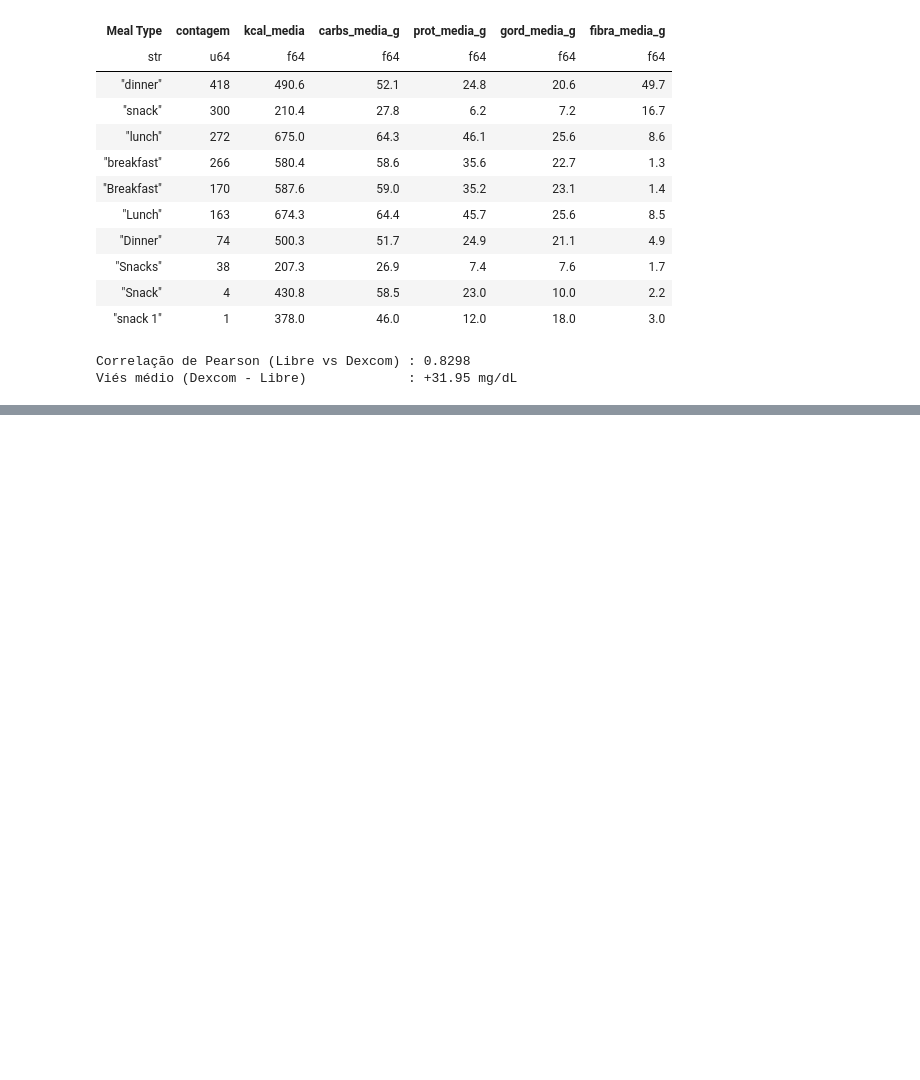
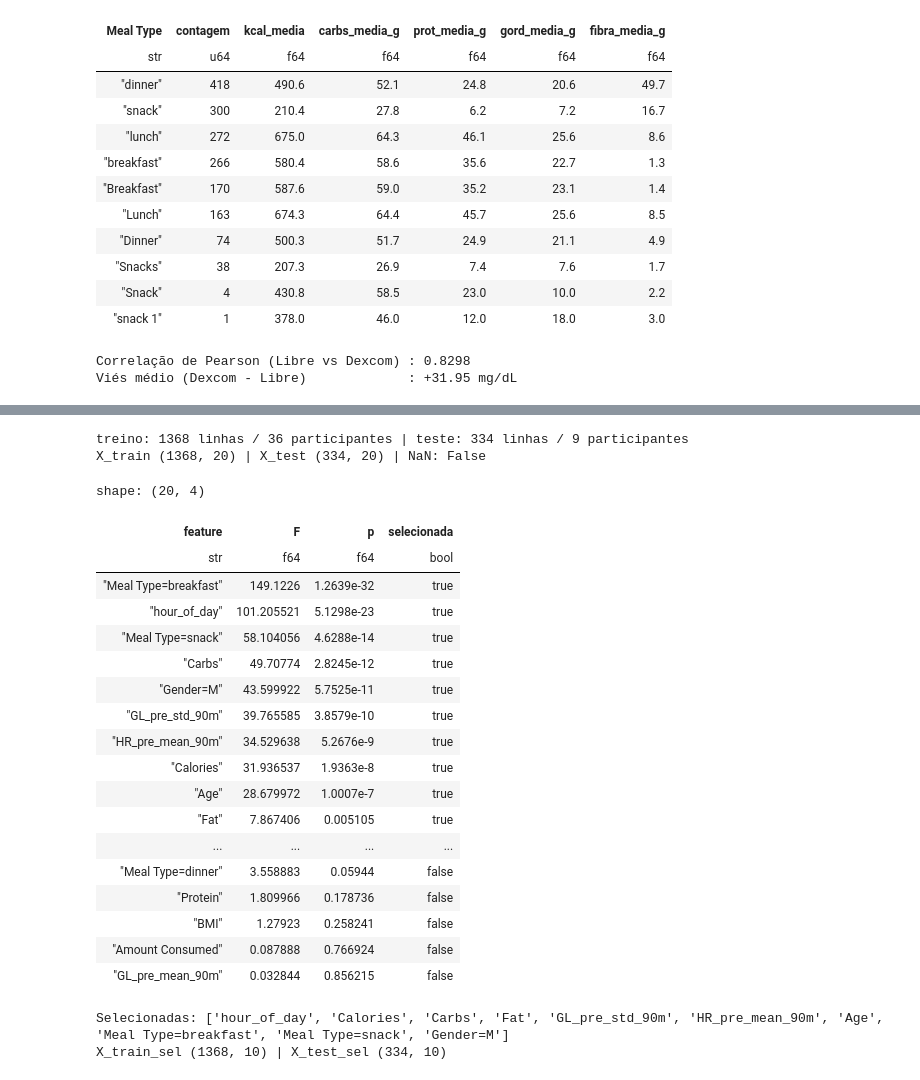
Before and after one commit to MikaelMenez/sugestao_glicose, a Jupyter notebook: Untitled.ipynb, the cells around one changed output, grey strips where cells are left out. Saved outputs shown, nothing was run; the diff lists cells and outputs as text; code cells hidden in the pictures; blank space fills up the shorter version.

```diff
--- a/Untitled.ipynb
+++ b/Untitled.ipynb
@@ -259,0 +280,80 @@ ModuleNotFoundError: No module named 'sklearn'
+# %%
+import numpy as np
+
+TARGET = "delta_GL_peak_90m"
+num = [
+    "hour_of_day", "Calories", "Carbs", "Protein", "Fat", "Fiber", "Amount Consumed",
+    "GL_t0", "GL_pre_mean_90m", "GL_pre_std_90m", "GL_delta_pre_90m",
+    "HR_pre_mean_90m", "METs_pre_sum_90m", "Age", "BMI",
+]
+cats = ["Meal Type", "Gender"]
+
+df_m = (
+    df_novo.select(["subject", "classe"] + cats + num + [TARGET])
+    .filter(pl.col(TARGET).is_not_null())
+)
+train, test = df_m.filter(~is_test), df_m.filter(is_test)
+print(f"treino: {train.height} linhas / {train['subject'].n_unique()} participantes | "
+      f"teste: {test.height} linhas / {test['subject'].n_unique()} participantes")
+
+# imputação (mediana), padronização e one-hot: estatísticas calculadas SÓ no treino
+med = train.select([pl.col(c).median() for c in num]).row(0, named=True)
+mu  = train.select([pl.col(c).fill_null(med[c]).mean() for c in num]).row(0, named=True)
+sd  = train.select([pl.col(c).fill_null(med[c]).std()  for c in num]).row(0, named=True)
+levels = {c: sorted(train[c].drop_nulls().unique().to_list()) for c in cats}
+levels["Gender"] = levels["Gender"][1:]   # drop_first: F/M seriam colunas redundantes
+
+def prep(d):
+    d = d.with_columns([((pl.col(c).fill_null(med[c]) - mu[c]) / sd[c]).alias(c) for c in num])
+    d = d.with_columns([
+        (pl.col(c) == v).cast(pl.Float32).alias(f"{c}={v}") for c in cats for v in levels[c]
+    ])
+    cols = num + [f"{c}={v}" for c in cats for v in levels[c]]
+    return d.select(cols).to_numpy(), d[TARGET].to_numpy(), cols
+
+X_train, y_train, cols = prep(train)
+X_test,  y_test,  _    = prep(test)
+print("X_train", X_train.shape, "| X_test", X_test.shape, "| NaN:", bool(np.isnan(X_train).any()))
+# %% [output]
+treino: 1368 linhas / 36 participantes | teste: 334 linhas / 9 participantes
+X_train (1368, 20) | X_test (334, 20) | NaN: False
+# %%
+from sklearn.feature_selection import SelectKBest, f_regression
+
+K = 10
+selector = SelectKBest(score_func=f_regression, k=K).fit(X_train, y_train)   # só treino
+mask = selector.get_support()
+
+ranking = pl.DataFrame({
+    "feature": cols, "F": selector.scores_, "p": selector.pvalues_, "selecionada": mask,
+}).sort("F", descending=True)
+with pl.Config(tbl_rows=30):
+    display(ranking)
+
+sel_cols = np.array(cols)[mask].tolist()
+X_train_sel = selector.transform(X_train)
+X_test_sel  = selector.transform(X_test)   # mesmas colunas, sem reajustar
+print("Selecionadas:", sel_cols)
+print("X_train_sel", X_train_sel.shape, "| X_test_sel", X_test_sel.shape)
+# %% [output]
+shape: (20, 4)
+| feature | F | p | selecionada |
+| str | f64 | f64 | bool |
+| "Meal Type=breakfast" | 149.1226 | 1.2639e-32 | true |
+| "hour_of_day" | 101.205521 | 5.1298e-23 | true |
+| "Meal Type=snack" | 58.104056 | 4.6288e-14 | true |
+| "Carbs" | 49.70774 | 2.8245e-12 | true |
+| "Gender=M" | 43.599922 | 5.7525e-11 | true |
+| "GL_pre_std_90m" | 39.765585 | 3.8579e-10 | true |
+| "HR_pre_mean_90m" | 34.529638 | 5.2676e-9 | true |
+| "Calories" | 31.936537 | 1.9363e-8 | true |
+| "Age" | 28.679972 | 1.0007e-7 | true |
+| "Fat" | 7.867406 | 0.005105 | true |
+| ... | ... | ... | ... |
+| "Meal Type=dinner" | 3.558883 | 0.05944 | false |
+| "Protein" | 1.809966 | 0.178736 | false |
+| "BMI" | 1.27923 | 0.258241 | false |
+| "Amount Consumed" | 0.087888 | 0.766924 | false |
+| "GL_pre_mean_90m" | 0.032844 | 0.856215 | false |
+Selecionadas: ['hour_of_day', 'Calories', 'Carbs', 'Fat', 'GL_pre_std_90m', 'HR_pre_mean_90m', 'Age', 'Meal Type=breakfast', 'Meal Type=snack', 'Gender=M']
+X_train_sel (1368, 10) | X_test_sel (334, 10)
```
Also changed, not shown: parts of 4 cells of this notebook.
